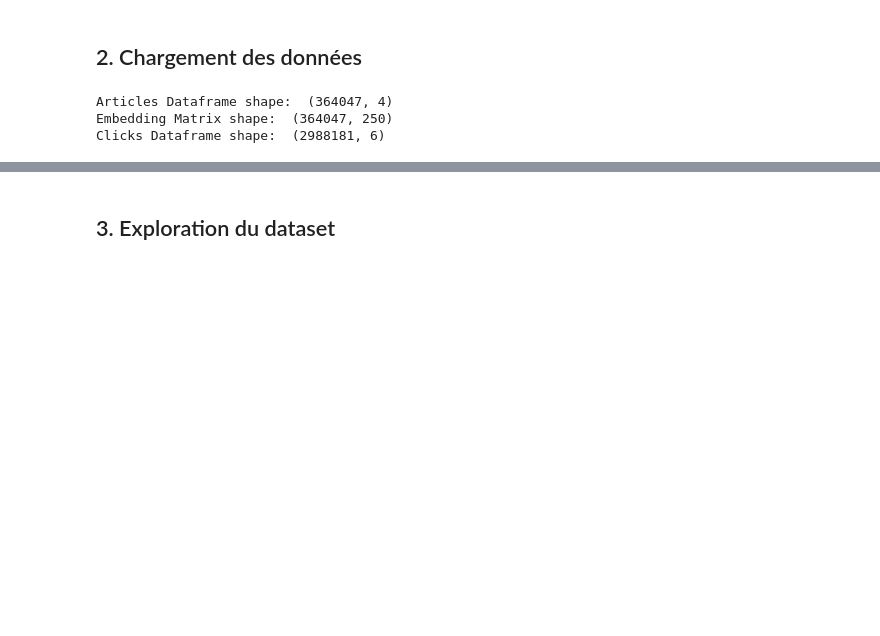
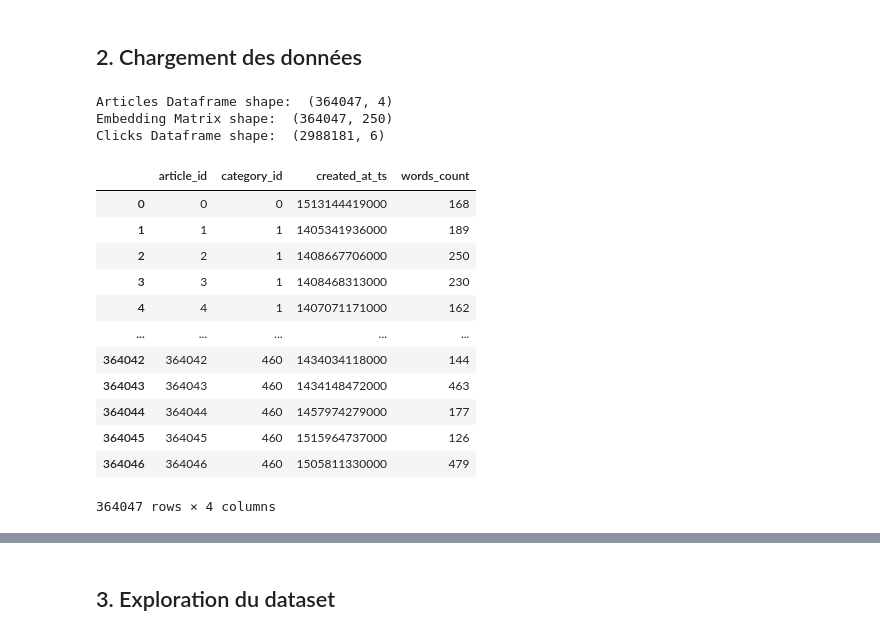
Before and after one commit to nicop1709/P10, a Jupyter notebook: Notebook_recommender_system.ipynb, the cells around one changed output, grey strips where cells are left out. Cells and saved outputs as stored; diff of their text form; code cells hidden in the pictures; blank space fills up the shorter version.

```diff
--- a/Notebook_recommender_system.ipynb
+++ b/Notebook_recommender_system.ipynb
@@ -79,3 +79,19 @@ print('Clicks Dataframe shape: ', clicks.shape)
 Articles Dataframe shape:  (364047, 4)
 Embedding Matrix shape:  (364047, 250)
 Clicks Dataframe shape:  (2988181, 6)
+# %%
+articles
+# %% [output]
+|  | article_id | category_id | created_at_ts | words_count |
+| 0 | 0 | 0 | 1513144419000 | 168 |
+| 1 | 1 | 1 | 1405341936000 | 189 |
+| 2 | 2 | 1 | 1408667706000 | 250 |
+| 3 | 3 | 1 | 1408468313000 | 230 |
+| 4 | 4 | 1 | 1407071171000 | 162 |
+| ... | ... | ... | ... | ... |
+| 364042 | 364042 | 460 | 1434034118000 | 144 |
+| 364043 | 364043 | 460 | 1434148472000 | 463 |
+| 364044 | 364044 | 460 | 1457974279000 | 177 |
+| 364045 | 364045 | 460 | 1515964737000 | 126 |
+| 364046 | 364046 | 460 | 1505811330000 | 479 |
+364047 rows × 4 columns
```
Also changed, not shown: parts of 13 cells of this notebook, 3 other files.
